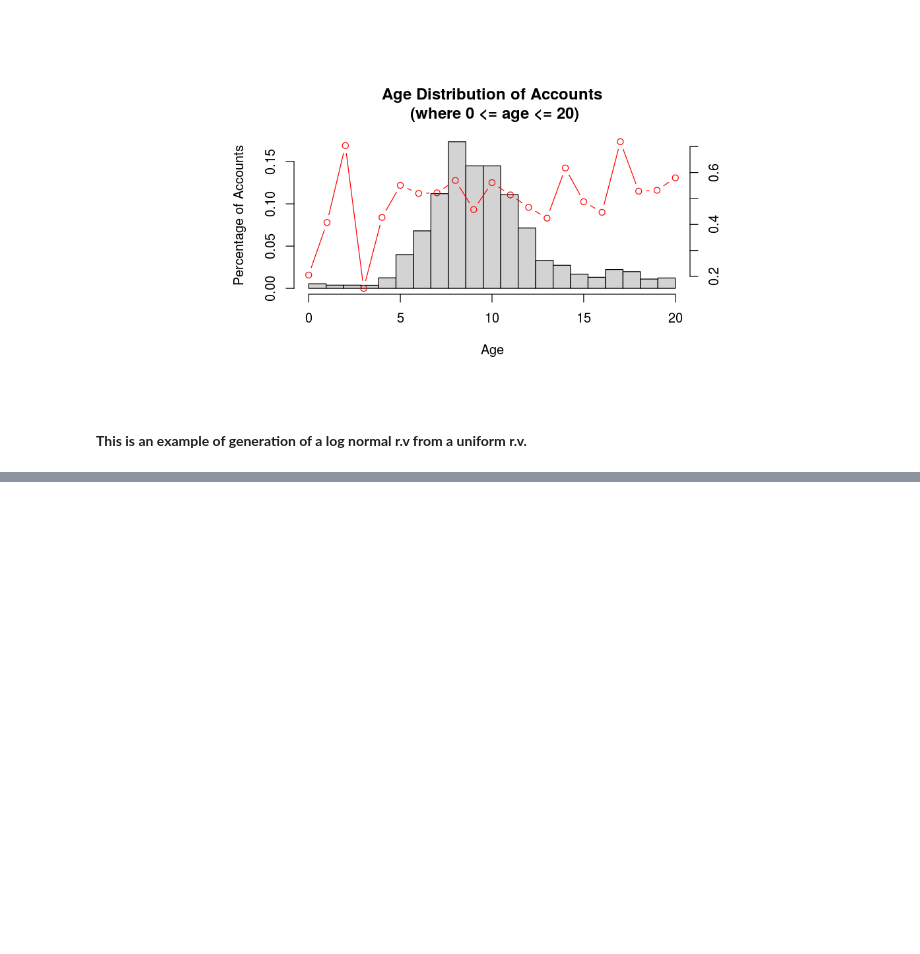
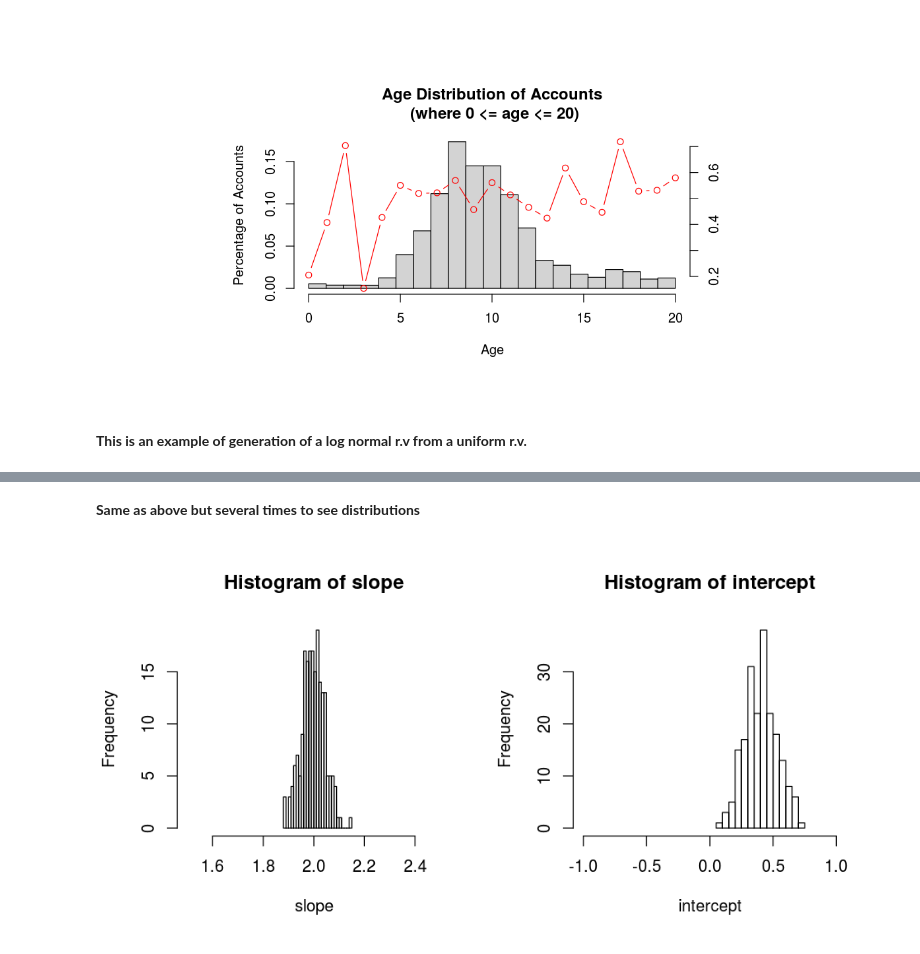
Before and after one commit to ebusato/jupyter_R, a Jupyter notebook: basics.ipynb, the cells around one changed output, grey strips where cells are left out. Saved outputs shown, nothing was run; the diff lists cells and outputs as text; code cells hidden in the pictures; blank space fills up the shorter version.

```diff
--- a/basics.ipynb
+++ b/basics.ipynb
@@ -123,0 +159,27 @@ sprintf("The theoretical mean (sd) is: %.2f (%.2f)", meant, sdt)
+# %% [markdown]
+__Same as above but several times to see distributions__
+# %%
+par(mfrow = c(1,2))
+options(repr.plot.width=8, repr.plot.height=4)
+x <- c(1,2,3,4)
+slopet <- 2
+interceptt <- 0.4
+
+N <- 200
+
+slope =c()
+intercept = c()
+
+for (i in 1:N) {
+    y <- slopet*x + interceptt + rnorm(length(x), 0, 0.1)
+    ds <- data.frame(x = x, y = y)
+    ds.lm <- lm(y~x, data=ds)
+    coeffs = coefficients(ds.lm)
+    slope[i] <- coeffs[2]
+    intercept[i] <- coeffs[1]
+}
+
+hist(slope, breaks=20, xlim=c(1.5, 2.5))
+hist(intercept, breaks=20, xlim=c(-1, 1))
+# %% [output]
+[figure, added]
```
Also changed, not shown: parts of 3 cells of this notebook.
